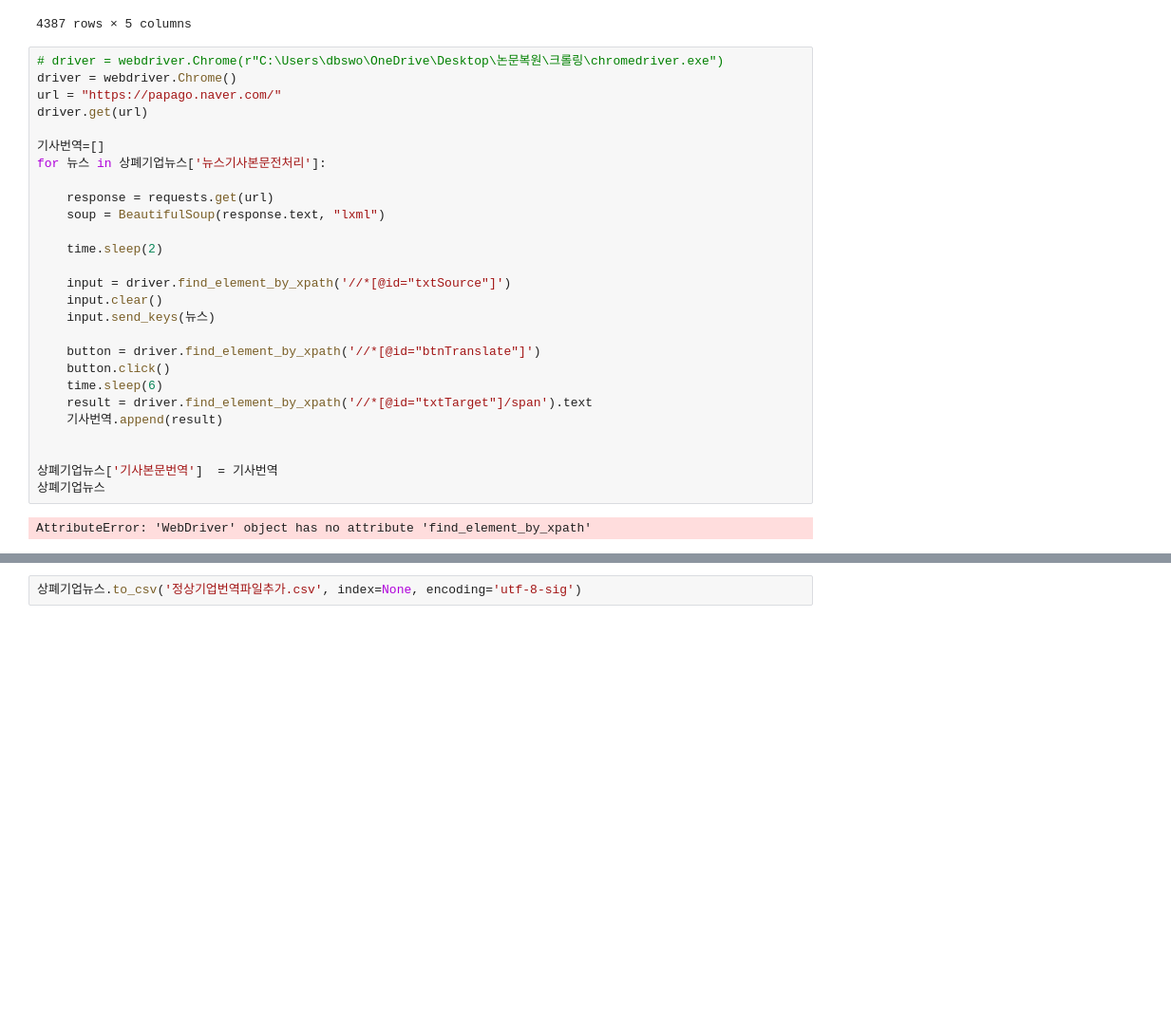
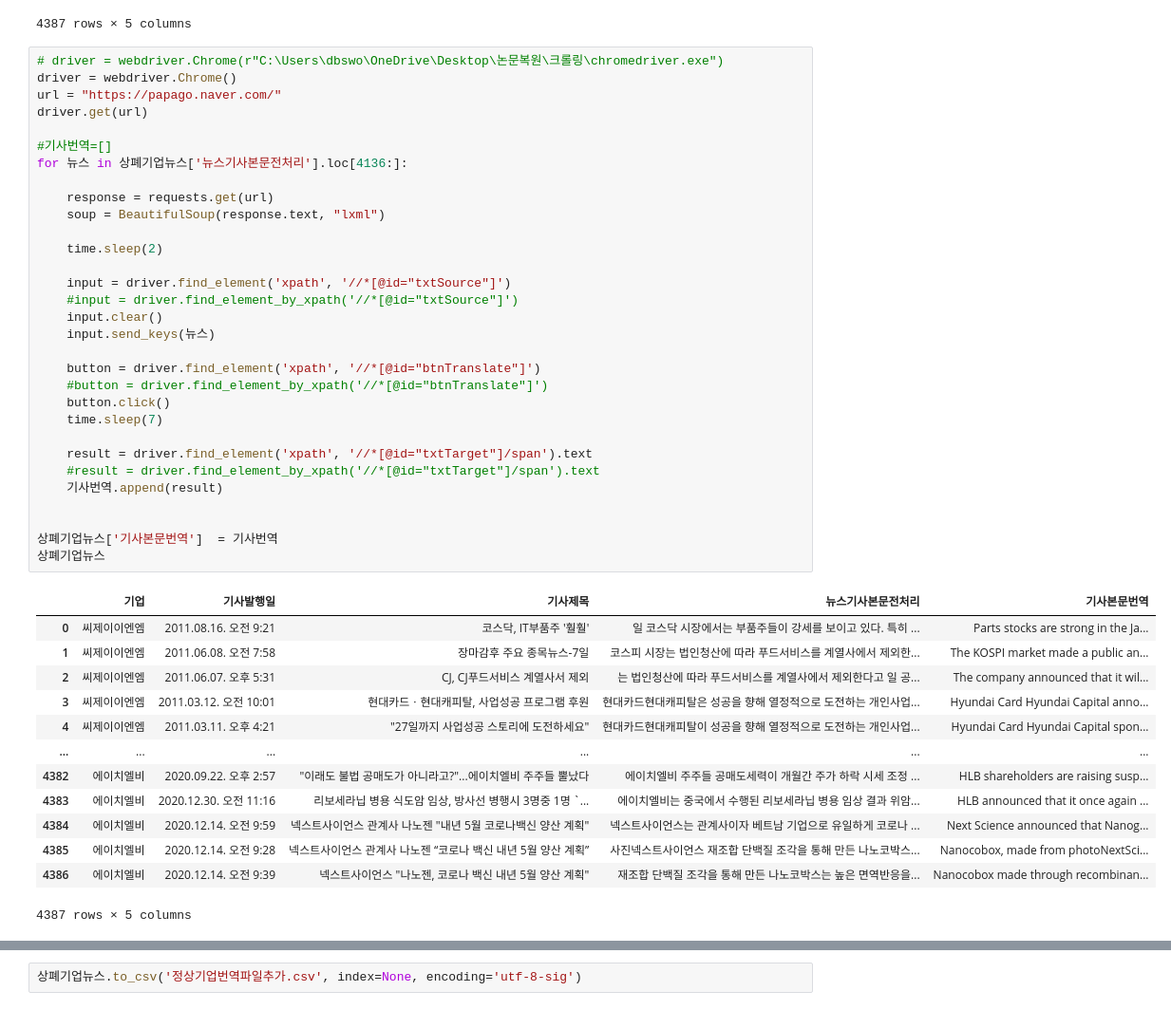
Before and after one commit to YJ-97/Corporate_Bankruptcy_Prediction, a Jupyter notebook: 감성분석/자동번역기.ipynb, the cells around one changed output, grey strips where cells are left out. Shown at 95% size. Drawn from its saved outputs; the diff is of its cells as text; blank space fills up the shorter version.

```diff
--- a/감성분석/자동번역기.ipynb
+++ b/감성분석/자동번역기.ipynb
@@ -55,32 +55,48 @@ import time
 # %%
 # driver = webdriver.Chrome(r"C:\Users\dbswo\OneDrive\Desktop\논문복원\크롤링\chromedriver.exe")
 driver = webdriver.Chrome()
 url = "https://papago.naver.com/"
 driver.get(url)
 
-기사번역=[]
-for 뉴스 in 상폐기업뉴스['뉴스기사본문전처리']:
+#기사번역=[]
+for 뉴스 in 상폐기업뉴스['뉴스기사본문전처리'].loc[4136:]:
 
     response = requests.get(url)
     soup = BeautifulSoup(response.text, "lxml")
 
     time.sleep(2)
 
-    input = driver.find_element_by_xpath('//*[@id="txtSource"]')
+    input = driver.find_element('xpath', '//*[@id="txtSource"]')
+    #input = driver.find_element_by_xpath('//*[@id="txtSource"]')
     input.clear()
     input.send_keys(뉴스)
 
-    button = driver.find_element_by_xpath('//*[@id="btnTranslate"]')
+    button = driver.find_element('xpath', '//*[@id="btnTranslate"]')
+    #button = driver.find_element_by_xpath('//*[@id="btnTranslate"]')
     button.click()
-    time.sleep(6)
-    result = driver.find_element_by_xpath('//*[@id="txtTarget"]/span').text
+    time.sleep(7)
+
+    result = driver.find_element('xpath', '//*[@id="txtTarget"]/span').text
+    #result = driver.find_element_by_xpath('//*[@id="txtTarget"]/span').text
     기사번역.append(result)
 
 
 상폐기업뉴스['기사본문번역']  = 기사번역
 상폐기업뉴스
 # %% [output]
+|  | 기업 | 기사발행일 | 기사제목 | 뉴스기사본문전처리 | 기사본문번역 |
+| 0 | 씨제이이엔엠 | 2011.08.16. 오전 9:21 | 코스닥, IT부품주 '훨훨' | 일 코스닥 시장에서는 부품주들이 강세를 보이고 있다. 특히 ... | Parts stocks are strong in the Ja... |
+| 1 | 씨제이이엔엠 | 2011.06.08. 오전 7:58 | 장마감후 주요 종목뉴스-7일 | 코스피 시장는 법인청산에 따라 푸드서비스를 계열사에서 제외한... | The KOSPI market made a public an... |
+| 2 | 씨제이이엔엠 | 2011.06.07. 오후 5:31 | CJ, CJ푸드서비스 계열사서 제외 | 는 법인청산에 따라 푸드서비스를 계열사에서 제외한다고 일 공... | The company announced that it wil... |
+| 3 | 씨제이이엔엠 | 2011.03.12. 오전 10:01 | 현대카드ㆍ현대캐피탈, 사업성공 프로그램 후원 | 현대카드현대캐피탈은 성공을 향해 열정적으로 도전하는 개인사업... | Hyundai Card Hyundai Capital anno... |
+| 4 | 씨제이이엔엠 | 2011.03.11. 오후 4:21 | "27일까지 사업성공 스토리에 도전하세요" | 현대카드현대캐피탈이 성공을 향해 열정적으로 도전하는 개인사업... | Hyundai Card Hyundai Capital spon... |
+| ... | ... | ... | ... | ... | ... |
+| 4382 | 에이치엘비 | 2020.09.22. 오후 2:57 | "이래도 불법 공매도가 아니라고?"...에이치엘비 주주들 뿔났다 | 에이치엘비 주주들 공매도세력이 개월간 주가 하락 시세 조정 ... | HLB shareholders are raising susp... |
+| 4383 | 에이치엘비 | 2020.12.30. 오전 11:16 | 리보세라닙 병용 식도암 임상, 방사선 병행시 3명중 1명 `... | 에이치엘비는 중국에서 수행된 리보세라닙 병용 임상 결과 위암... | HLB announced that it once again ... |
+| 4384 | 에이치엘비 | 2020.12.14. 오전 9:59 | 넥스트사이언스 관계사 나노젠 "내년 5월 코로나백신 양산 계획" | 넥스트사이언스는 관계사이자 베트남 기업으로 유일하게 코로나 ... | Next Science announced that Nanog... |
+| 4385 | 에이치엘비 | 2020.12.14. 오전 9:28 | 넥스트사이언스 관계사 나노젠 “코로나 백신 내년 5월 양산 계획” | 사진넥스트사이언스 재조합 단백질 조각을 통해 만든 나노코박스... | Nanocobox, made from photoNextSci... |
+| 4386 | 에이치엘비 | 2020.12.14. 오전 9:39 | 넥스트사이언스 "나노젠, 코로나 백신 내년 5월 양산 계획" | 재조합 단백질 조각을 통해 만든 나노코박스는 높은 면역반응을... | Nanocobox made through recombinan... |
-AttributeError: 'WebDriver' object has no attribute 'find_element_by_xpath'
+4387 rows × 5 columns
 # %%
 상폐기업뉴스
 # %% [output]
```
Also changed, not shown: parts of 2 cells of this notebook, 2 other files.
